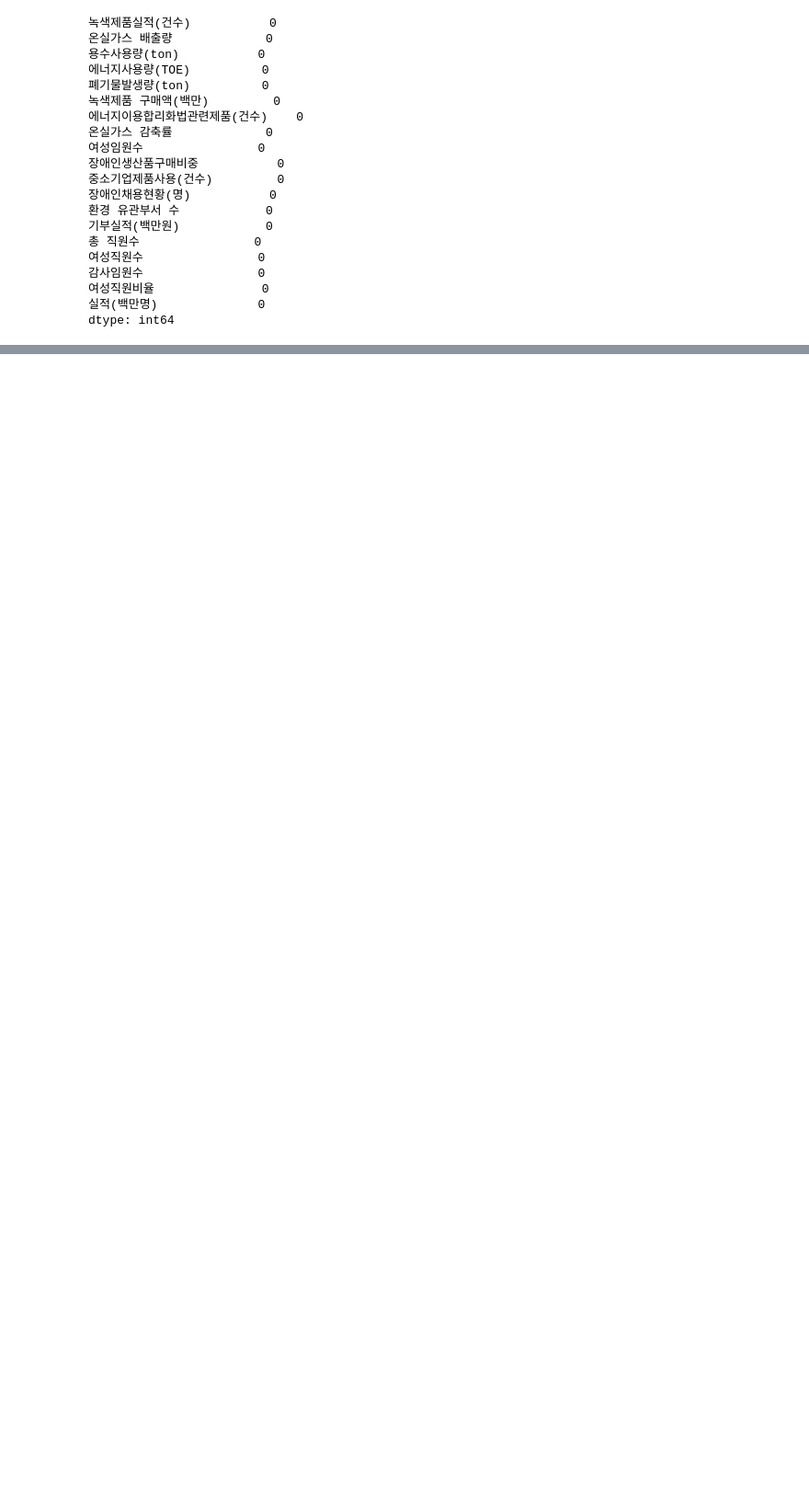
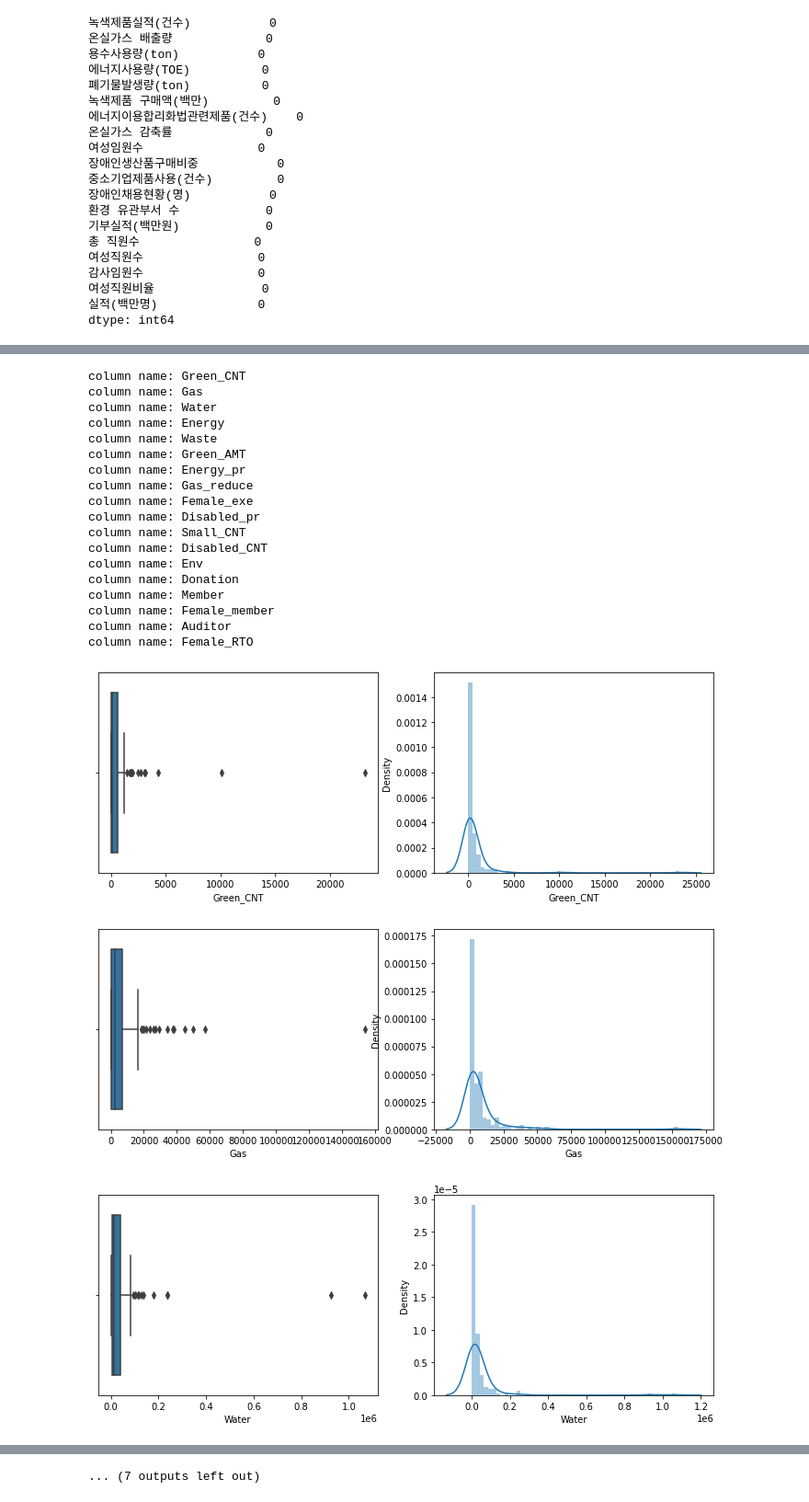
Before and after one commit to dev-gw/Procurement_analysis, a Jupyter notebook: DS_gw.ipynb, the cells around one changed output, grey strips where cells are left out. Shown at 92% size. Cells and saved outputs as stored; diff of their text form; code cells hidden in the pictures; blank space fills up the shorter version.

```diff
--- a/DS_gw.ipynb
+++ b/DS_gw.ipynb
@@ -103,0 +123,35 @@ data.columns = ['Green_CNT','Gas','Water','Energy','Waste','Green_AMT','Energy_p
+# %%
+# 시각화
+def show_hist(df, columns):
+
+    for column in columns:
+        print('column name:', column)
+        fig, axs = plt.subplots(figsize=(12,4), nrows=1, ncols=2 ,squeeze=False)
+        sns.boxplot(df[column], ax=axs[0][0])
+        sns.distplot(df[column], ax=axs[0][1])
+
+columns = ['Green_CNT','Gas','Water','Energy','Waste','Green_AMT','Energy_pr','Gas_reduce','Female_exe',
+                'Disabled_pr','Small_CNT','Disabled_CNT','Env','Donation','Member','Female_member','Auditor','Female_RTO']
+show_hist(data,columns)
+# %% [output]
+column name: Green_CNT
+column name: Gas
+column name: Water
+column name: Energy
+column name: Waste
+column name: Green_AMT
+column name: Energy_pr
+column name: Gas_reduce
+column name: Female_exe
+column name: Disabled_pr
+column name: Small_CNT
+column name: Disabled_CNT
+column name: Env
+column name: Donation
+column name: Member
+column name: Female_member
+column name: Auditor
+column name: Female_RTO
+[figure, added]
+[figure, added]
+[figure, added]
@@ -103,0 +166 @@ data.columns = ['Green_CNT','Gas','Water','Energy','Waste','Green_AMT','Energy_p
+... (7 outputs left out)
```
Also changed, not shown: parts of 13 cells of this notebook.
